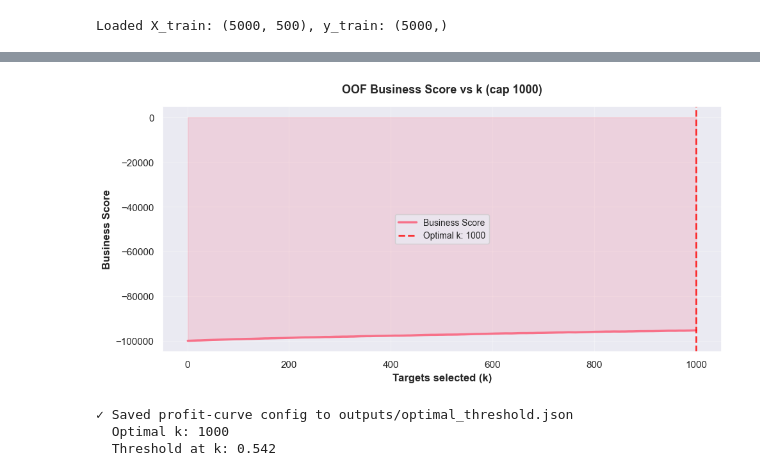
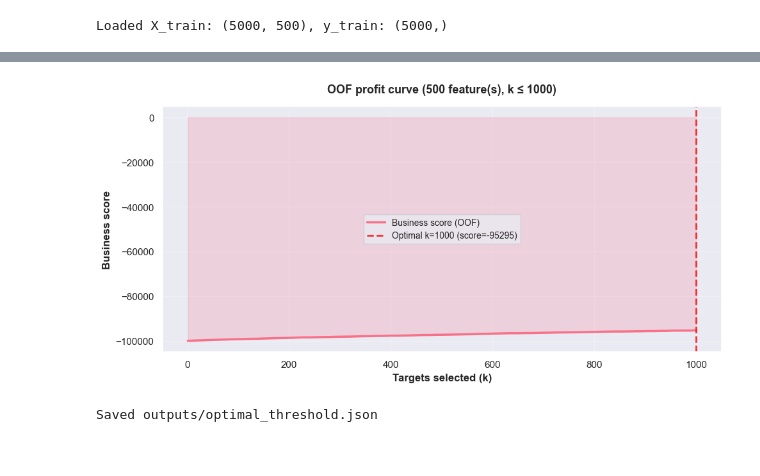
Before and after one commit to Pawlo77/cost-effective, a Jupyter notebook: notebooks/baseline.ipynb, the cells around one changed output, grey strips where cells are left out. Saved outputs shown, nothing was run; the diff lists cells and outputs as text; code cells hidden in the pictures.

```diff
--- a/notebooks/baseline.ipynb
+++ b/notebooks/baseline.ipynb
@@ -280,56 +286,24 @@ Top 5 k by business score:
-# %%
-fig, ax = plt.subplots(figsize=(10, 5))
-
-sns.lineplot(
-    x="k",
-    y="score",
-    data=results_df,
-    linewidth=2.5,
-    color=sns.color_palette("husl")[0],
-    ax=ax,
-    label="Business Score",
-)
-ax.axvline(
-    best_row["k"],
-    color="red",
-    linestyle="--",
-    linewidth=2,
-    alpha=0.8,
-    label=f"Optimal k: {int(best_row['k'])}",
-)
-ax.fill_between(
-    results_df["k"],
-    results_df["score"],
-    alpha=0.2,
-    color=sns.color_palette("husl")[0],
-)
-ax.set_xlabel("Targets selected (k)", fontsize=12, fontweight="bold")
-ax.set_ylabel("Business Score", fontsize=12, fontweight="bold")
-ax.set_title("OOF Business Score vs k (cap 1000)", fontsize=13, fontweight="bold", pad=15)
-ax.legend(fontsize=10, loc="best")
-ax.grid(True, alpha=0.3)
-
-plt.tight_layout()
-plt.show()
-# %% [output]
-[figure, removed]
+# %%
+fig = plot_topk_oof_profit_curve(profit_curve, n_features, DEFAULT_MAX_TARGETS)
+plt.show()
+# %% [output]
+[figure, added]
 # %%
 threshold_config = {
-    "optimal_k": int(best_row["k"]),
-    "optimal_threshold": float(best_row["threshold"]),
-    "business_score": float(best_row["score"]),
+    "model": "logistic_500feat",
+    "optimal_k": int(profit_curve.best_k),
+    "optimal_threshold": float(profit_curve.best_threshold),
+    "business_score": float(profit_curve.best_score),
     "tp": int(best_row["tp"]),
     "fp": int(best_row["fp"]),
+    "feature_count": int(n_features),
+    "C": float(best_c),
 }
 
 threshold_path = OUTPUTS_PATH / "optimal_threshold.json"
 with threshold_path.open("w", encoding="utf-8") as f:
     json.dump(threshold_config, f, indent=2)
 
-print(f"✓ Saved profit-curve config to {threshold_path.relative_to(PROJECT_ROOT)}")
-print(f"  Optimal k: {threshold_config['optimal_k']}")
-print(f"  Threshold at k: {threshold_config['optimal_threshold']:.3f}")
+print(f"Saved {threshold_path.relative_to(PROJECT_ROOT)}")
 # %% [output]
-✓ Saved profit-curve config to outputs/optimal_threshold.json
-  Optimal k: 1000
-  Threshold at k: 0.542
+Saved outputs/optimal_threshold.json
```
Also changed, not shown: parts of 10 cells of this notebook, 7 other files.
